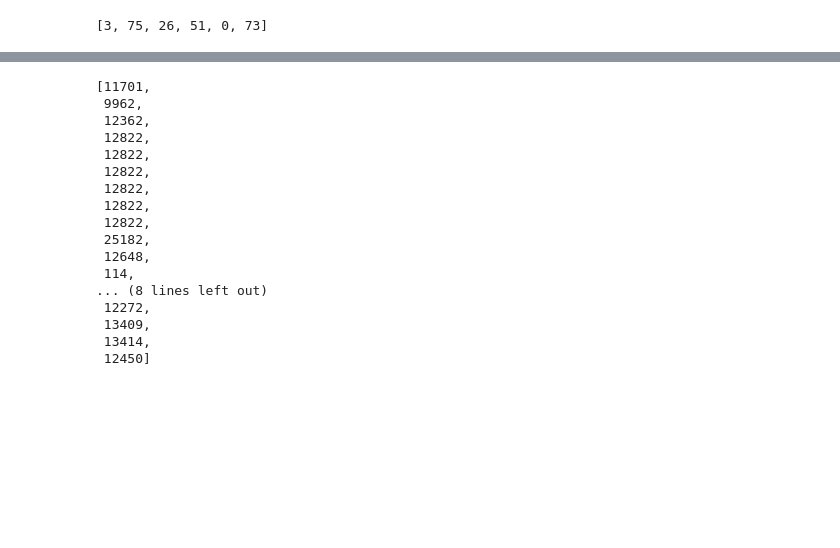
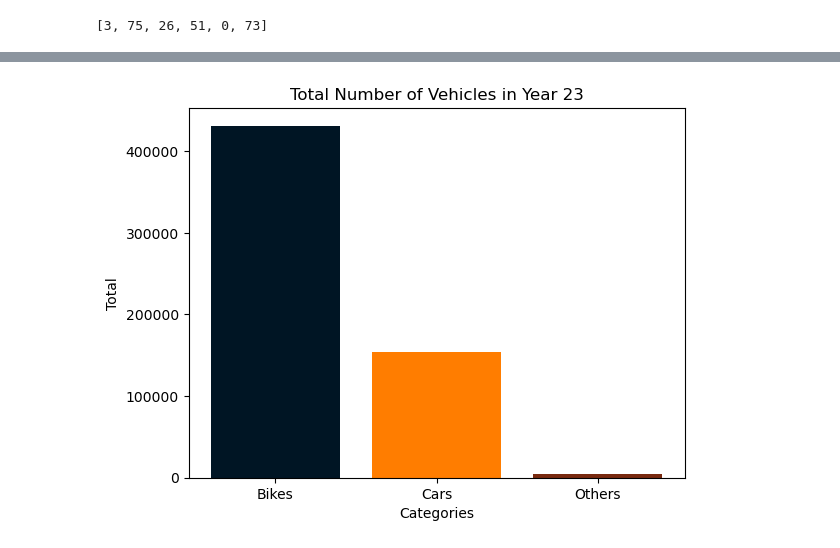
Before and after one commit to KiranJCodes/Bangalore-Vehicle-Sales, a Jupyter notebook: BasicData.ipynb, the cells around one changed output, grey strips where cells are left out. Saved outputs shown, nothing was run; the diff lists cells and outputs as text; code cells hidden in the pictures; blank space fills up the shorter version.

```diff
--- a/BasicData.ipynb
+++ b/BasicData.ipynb
@@ -297,20 +285,13 @@ NameError: name 'nontransold' is not defined
-# %%
-carssold
-# %% [output]
-[11701,
- 9962,
- 12362,
- 12822,
- 12822,
- 12822,
- 12822,
- 12822,
- 12822,
- 25182,
- 12648,
- 114,
-... (8 lines left out)
- 12272,
- 13409,
- 13414,
- 12450]
+# %%
+# Categories and their corresponding totals
+categories = ['Bikes', 'Cars', 'Others']
+totals = [totalbike, totalcar, totalothers]
+
+# Plotting the bar graph
+plt.bar(categories, totals, color=['#001524', '#FF7D00', '#78290F'])
+plt.xlabel('Categories')
+plt.ylabel('Total')
+plt.title('Total Number of Vehicles in Year 23')
+plt.show()
+# %% [output]
+[figure, added]
```
Also changed, not shown: parts of 7 cells of this notebook.
